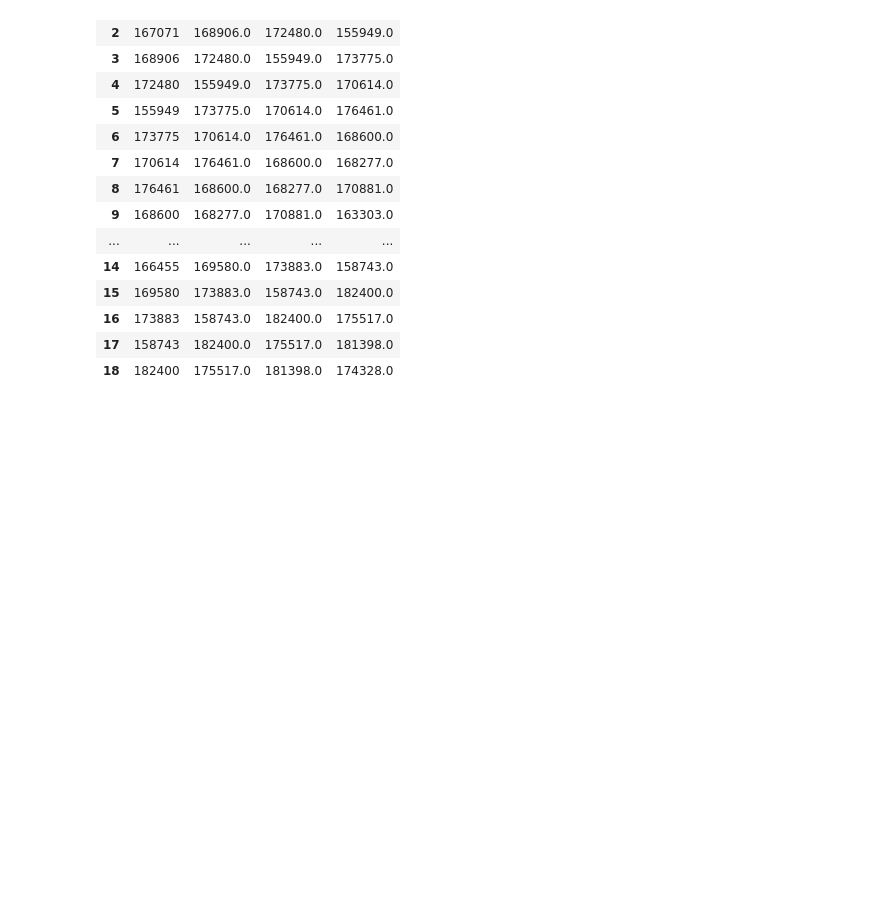
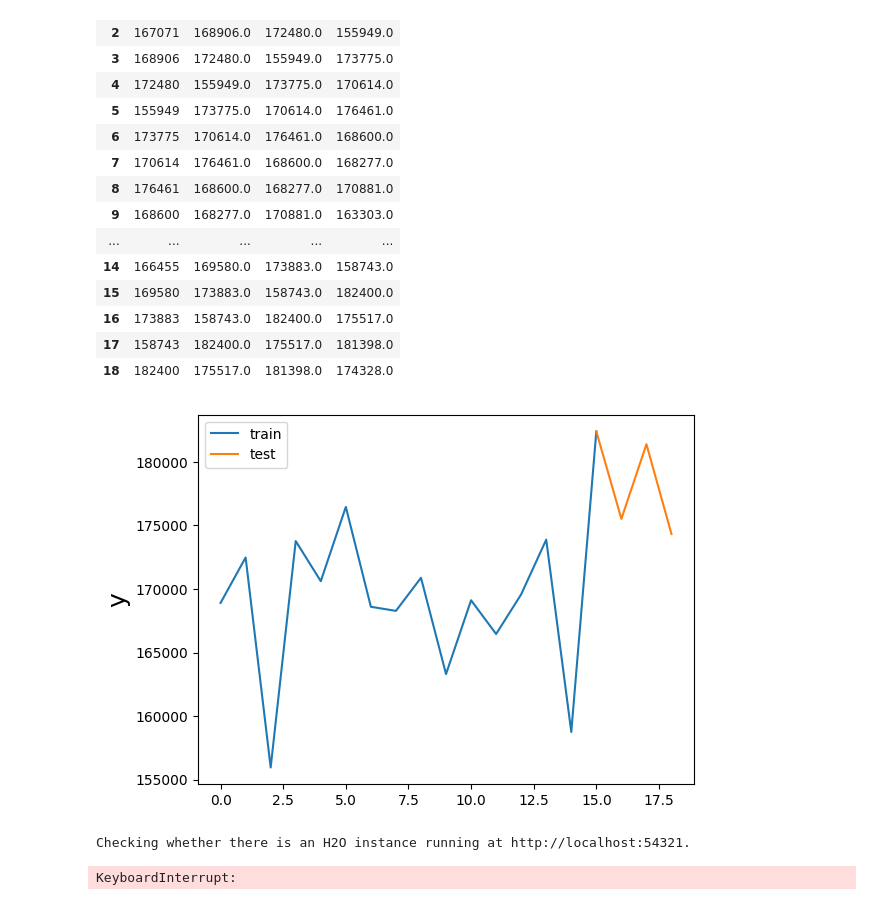
Before and after one commit to siritoei/mwa_consumption, a Jupyter notebook: data_cleansing.ipynb, the cells around one changed output. Cells and saved outputs as stored; diff of their text form; code cells hidden in the pictures; blank space fills up the shorter version.

```diff
--- a/data_cleansing.ipynb
+++ b/data_cleansing.ipynb
@@ -102,3 +102,44 @@ dataset_lag
 | 16 | 173883 | 158743.0 | 182400.0 | 175517.0 |
 | 17 | 158743 | 182400.0 | 175517.0 | 181398.0 |
 | 18 | 182400 | 175517.0 | 181398.0 | 174328.0 |
+# %%
+df_train = dataset_lag.loc[:int(len(dataset_lag)*0.8),:]
+df_test = dataset_lag.loc[int(len(dataset_lag)*0.8):,:]
+
+plt.plot(df_train.index,df_train['y'])
+plt.plot(df_test.index,df_test['y'])
+plt.ylabel('y',fontsize=18)
+plt.legend(['train','test'])
+plt.show()
+# %% [output]
+[figure, added]
+# %%
+import h2o
+from h2o.automl import H2OAutoML
+
+# Start the H2O cluster (locally)
+h2o.init()
+
+# Import a sample binary outcome train/test set into H2O
+train = h2o.H2OFrame(df_train)
+test = h2o.H2OFrame(df_test)
+
+# Identify predictors and response
+x = train.columns
+y = "y"
+x.remove(y)
+
+# # For binary classification, response should be a factor
+# train[y] = train[y].asfactor()
+# test[y] = test[y].asfactor()
+
+# Run AutoML for 20 base models
+aml = H2OAutoML(max_models=10, seed=123)
+aml.train(x=x, y=y, training_frame=train, leaderboard_frame = test)
+
+# View the AutoML Leaderboard
+lb = aml.leaderboard
+lb.head(rows=lb.nrows)  # Print all rows instead of default (10 rows)
+# %% [output]
+Checking whether there is an H2O instance running at http://localhost:54321.
+KeyboardInterrupt:
```
Also changed, not shown: parts of 4 cells of this notebook, 1 other file.
